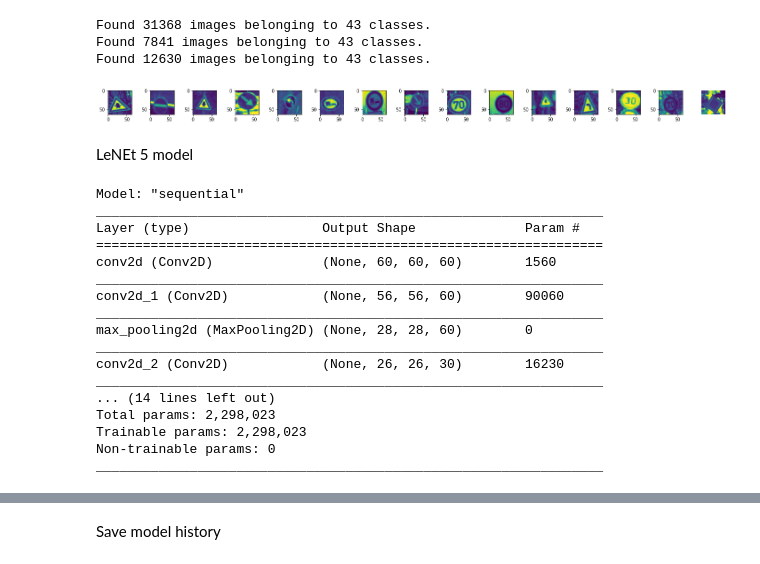
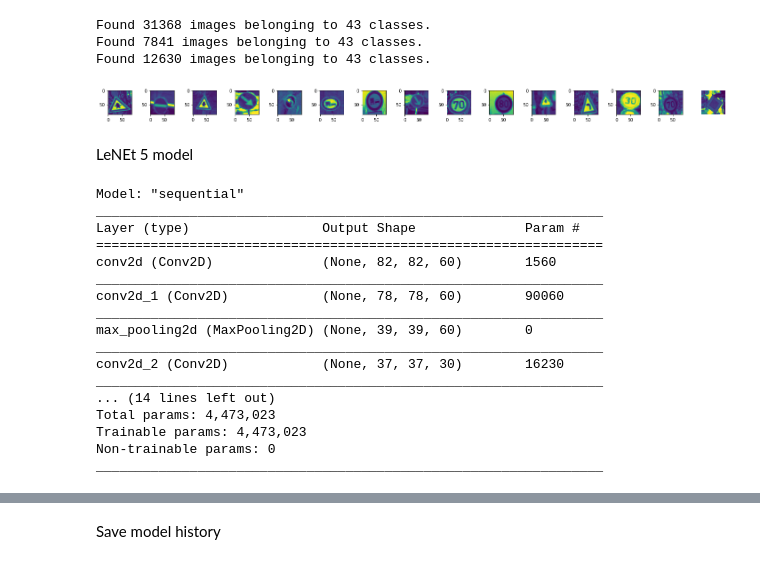
Before and after one commit to alexandrosanat/traffic-sign-recognition, a Jupyter notebook: traffic_sign_model_64.ipynb, the cells around one changed output, grey strips where cells are left out. Drawn from its saved outputs; the diff is of its cells as text; code cells hidden in the pictures.

```diff
--- a/traffic_sign_model_64.ipynb
+++ b/traffic_sign_model_64.ipynb
@@ -49,7 +50,7 @@ test_path= os.path.join(base_dir, 'Test')
 # %%
 BATCH_SIZE = 150
 STEPS_PER_EPOCH = 2000
-TARGET_SIZE = (64, 64)
+TARGET_SIZE = (86, 86)
 # %%
 # Create a data generator for the training images
 train_datagen = ImageDataGenerator(
@@ -98,12 +99,12 @@ X_batch, y_batch = next(train_data, 15)
 # %%
 fig, ax = plt.subplots(1, 15, figsize=(20, 5))
 fig.tight_layout()
 
 for i in range(15):
-    ax[i].imshow(X_batch[i].reshape(64, 64))
+    ax[i].imshow(X_batch[i].reshape(TARGET_SIZE[0], TARGET_SIZE[1]))
     plt.axis("off")
 # %% [output]
-[figure, old version]
+[figure, new version]
 # %%
 ACCURACY_THRESHOLD = 0.990
 
@@ -155,24 +158,24 @@ def leNet():
 from tensorflow.keras.optimizers import Adam
 
 lenet = leNet()
-lenet.compile(optimizer=Adam(lr=0.0001), loss='categorical_crossentropy', metrics=['accuracy', "val_accuracy"])
+lenet.compile(optimizer=Adam(lr=0.0001), loss='categorical_crossentropy', metrics=['accuracy'])
 lenet.summary()
 # %% [output]
 Model: "sequential"
 _________________________________________________________________
 Layer (type)                 Output Shape              Param #
 =================================================================
-conv2d (Conv2D)              (None, 60, 60, 60)        1560
+conv2d (Conv2D)              (None, 82, 82, 60)        1560
 _________________________________________________________________
-conv2d_1 (Conv2D)            (None, 56, 56, 60)        90060
+conv2d_1 (Conv2D)            (None, 78, 78, 60)        90060
 _________________________________________________________________
-max_pooling2d (MaxPooling2D) (None, 28, 28, 60)        0
+max_pooling2d (MaxPooling2D) (None, 39, 39, 60)        0
 _________________________________________________________________
-conv2d_2 (Conv2D)            (None, 26, 26, 30)        16230
+conv2d_2 (Conv2D)            (None, 37, 37, 30)        16230
 _________________________________________________________________
 ... (14 lines left out)
-Total params: 2,298,023
-Trainable params: 2,298,023
+Total params: 4,473,023
+Trainable params: 4,473,023
 Non-trainable params: 0
 _________________________________________________________________
 # %%
```
Also changed, not shown: parts of 23 cells of this notebook, 8 other files.
